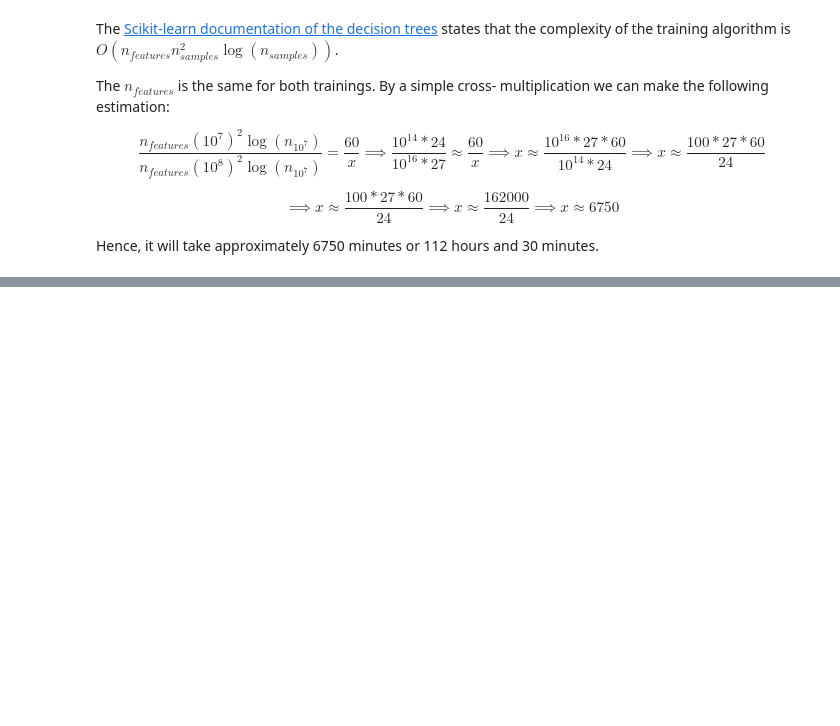
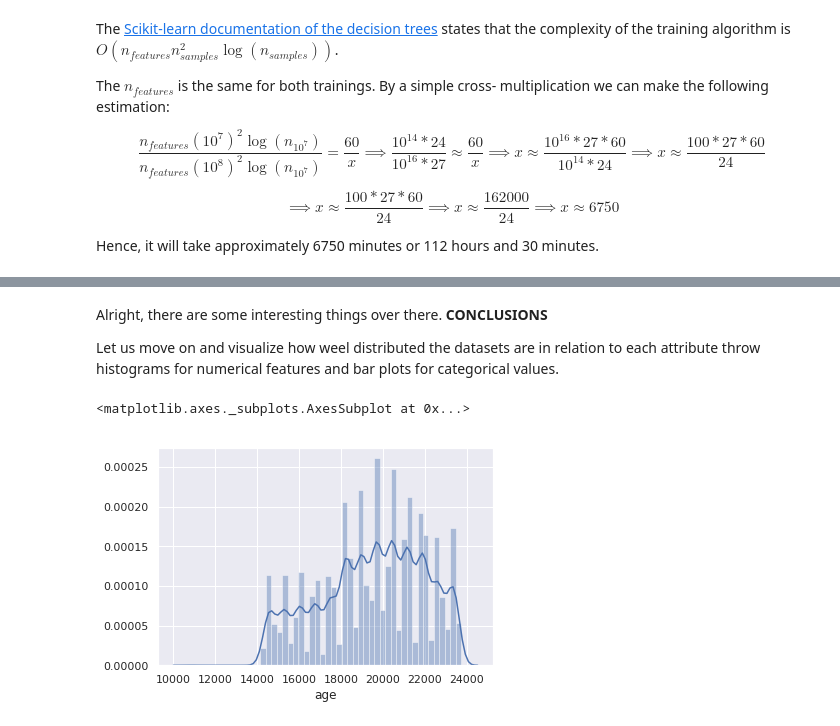
Before and after one commit to GuilhermeVieira/data-science-exam, a Jupyter notebook: decision-trees.ipynb, the cells around one changed output, grey strips where cells are left out. Drawn from its saved outputs; the diff is of its cells as text; code cells hidden in the pictures; blank space fills up the shorter version.

```diff
--- a/decision-trees.ipynb
+++ b/decision-trees.ipynb
@@ -66,0 +87,14 @@ Hence, it will take approximately 6750 minutes or 112 hours and 30 minutes.
+# %%
+import pandas as pd
+from statistics import mean, median
+import seaborn as sns
+import numpy as np
+import matplotlib.pyplot as plt
+
+sns.set()
+
+# Loading CSV's
+print("Loading Dataset")
+cardio = pd.read_csv('http://linux.ime.usp.br/~guilhevieira/cardio_train.csv', error_bad_lines = False)
+print("Dataset loaded successfully")
+cardio.info()
@@ -66,0 +234,9 @@ Hence, it will take approximately 6750 minutes or 112 hours and 30 minutes.
+# %% [markdown]
+Alright, there are some interesting things over there. **CONCLUSIONS**
+
+Let us move on and visualize how weel distributed the datasets are in relation to each attribute throw histograms for numerical features and bar plots for categorical values.
+# %%
+sns.distplot(cardio['age'])
+# %% [output]
+<matplotlib.axes._subplots.AxesSubplot at 0x...>
+[figure, added]
```
Also changed, not shown: parts of 41 cells of this notebook.
